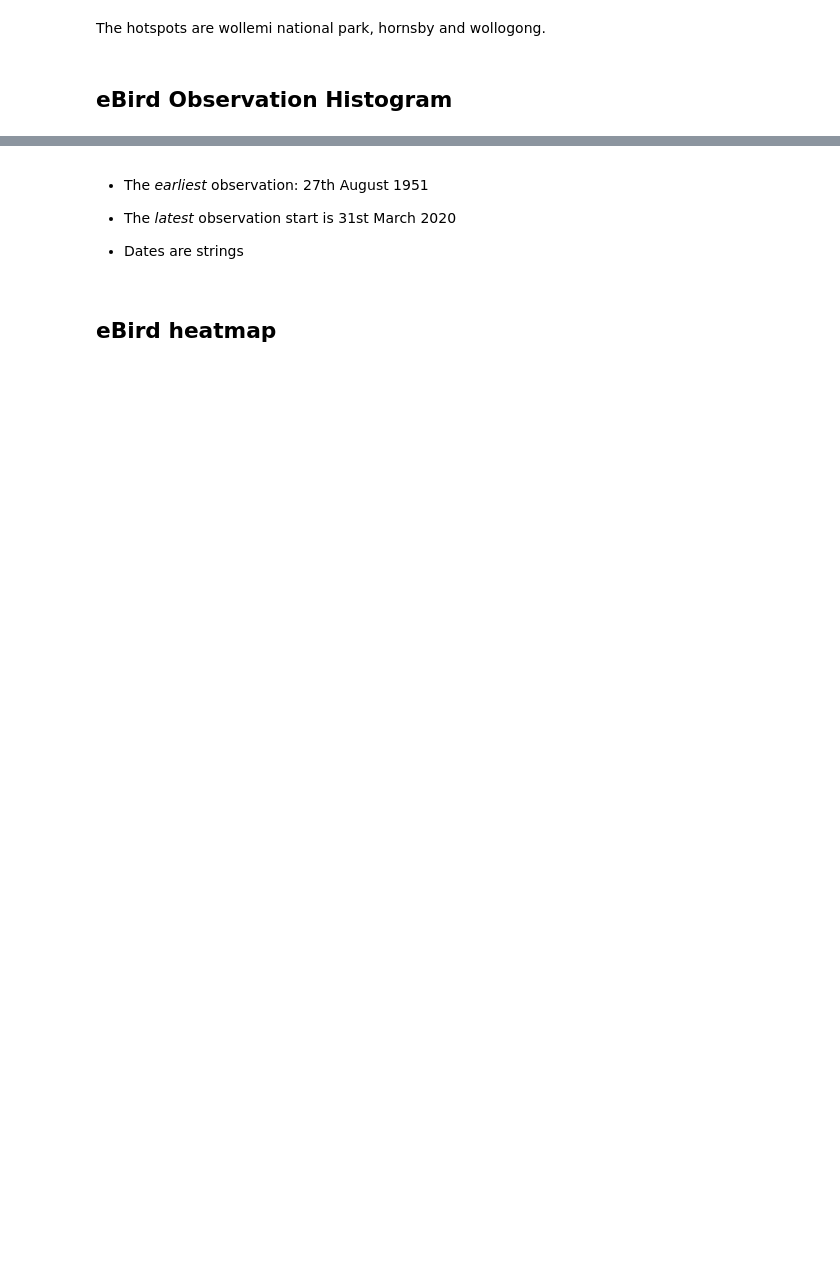
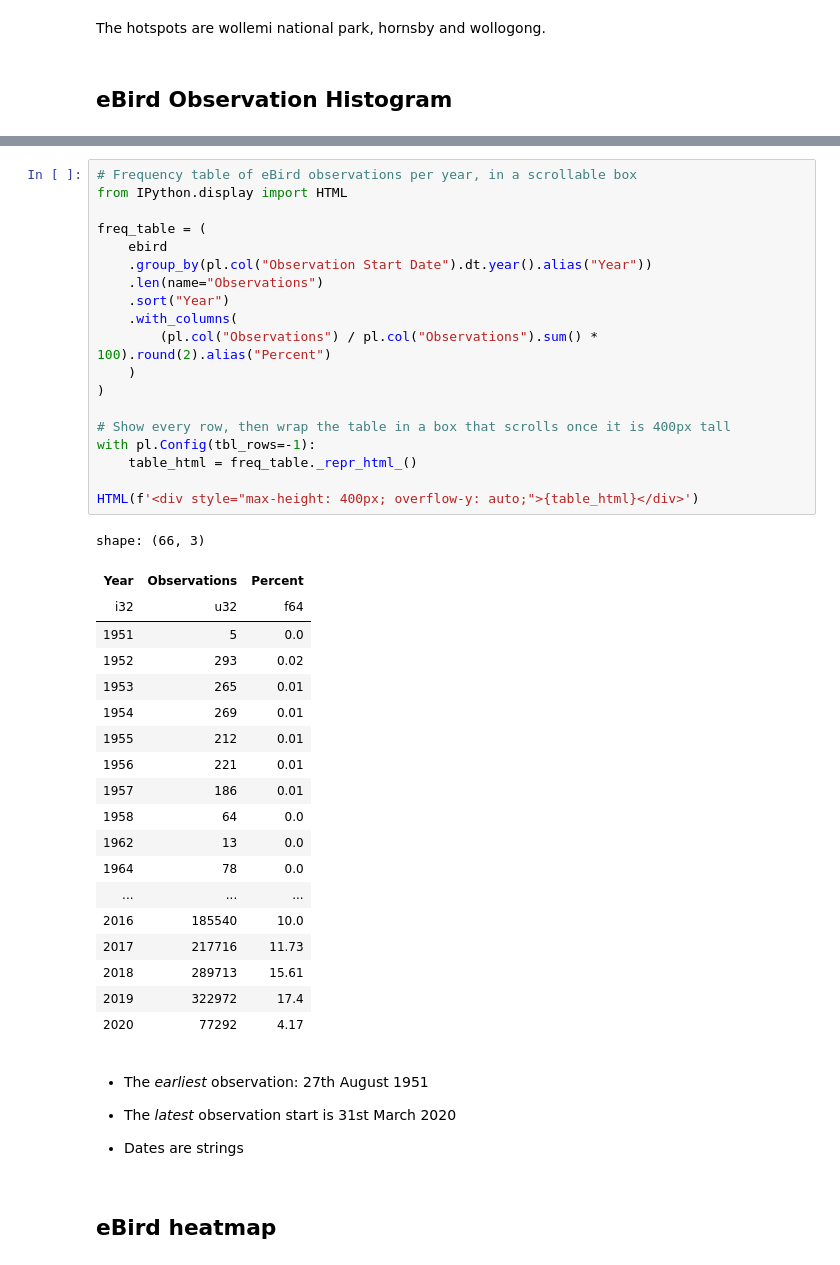
Before and after one commit to Rageon787/my-nswba-work, a Jupyter notebook: birds_python.ipynb, the cells around one changed output, grey strips where cells are left out. Drawn from its saved outputs; the diff is of its cells as text; blank space fills up the shorter version.

```diff
--- a/birds_python.ipynb
+++ b/birds_python.ipynb
@@ -111,3 +119,42 @@ datetime.timedelta(0)
+# %%
+# Frequency table of eBird observations per year, in a scrollable box
+from IPython.display import HTML
+
+freq_table = (
+    ebird
+    .group_by(pl.col("Observation Start Date").dt.year().alias("Year"))
+    .len(name="Observations")
+    .sort("Year")
+    .with_columns(
+        (pl.col("Observations") / pl.col("Observations").sum() * 100).round(2).alias("Percent")
+    )
+)
+
+# Show every row, then wrap the table in a box that scrolls once it is 400px tall
+with pl.Config(tbl_rows=-1):
+    table_html = freq_table._repr_html_()
+
+HTML(f'<div style="max-height: 400px; overflow-y: auto;">{table_html}</div>')
+# %% [output]
+shape: (66, 3)
+| Year | Observations | Percent |
+| i32 | u32 | f64 |
+| 1951 | 5 | 0.0 |
+| 1952 | 293 | 0.02 |
+| 1953 | 265 | 0.01 |
+| 1954 | 269 | 0.01 |
+| 1955 | 212 | 0.01 |
+| 1956 | 221 | 0.01 |
+| 1957 | 186 | 0.01 |
+| 1958 | 64 | 0.0 |
+| 1962 | 13 | 0.0 |
+| 1964 | 78 | 0.0 |
+| ... | ... | ... |
+| 2016 | 185540 | 10.0 |
+| 2017 | 217716 | 11.73 |
+| 2018 | 289713 | 15.61 |
+| 2019 | 322972 | 17.4 |
+| 2020 | 77292 | 4.17 |
 # %% [markdown]
 - The *earliest* observation: 27th August 1951
 - The *latest* observation start is 31st March 2020
```
Also changed, not shown: parts of 7 cells of this notebook, 1 other file.
